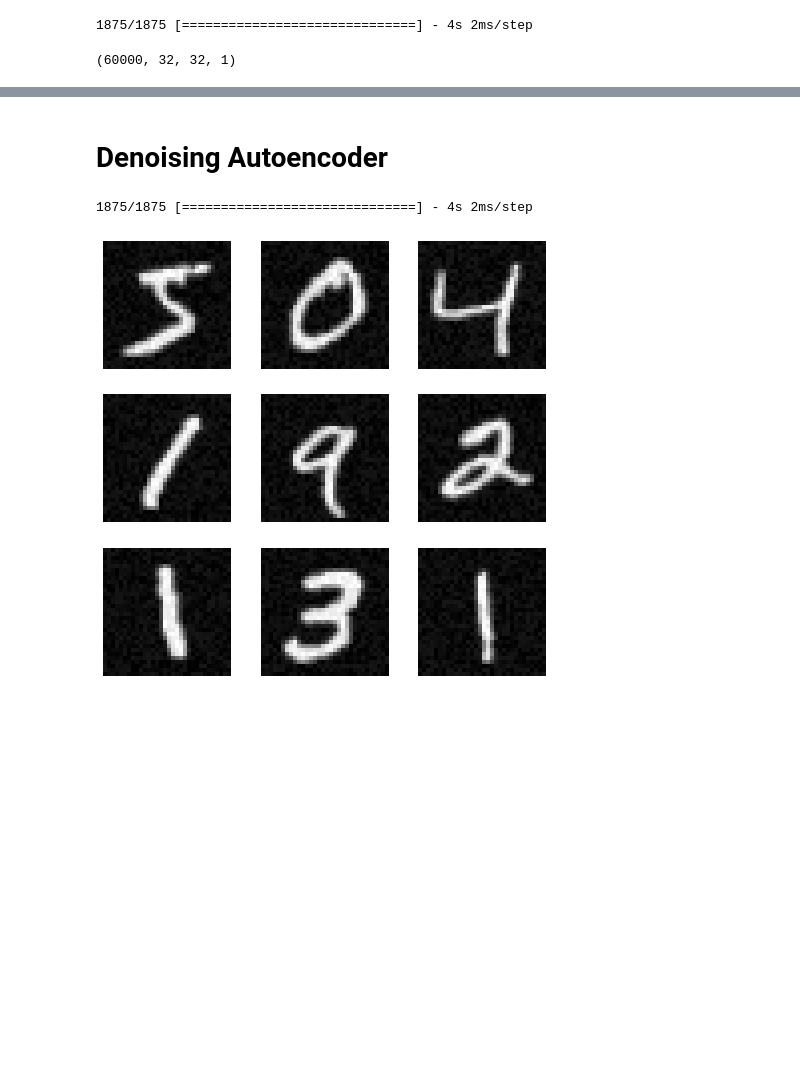
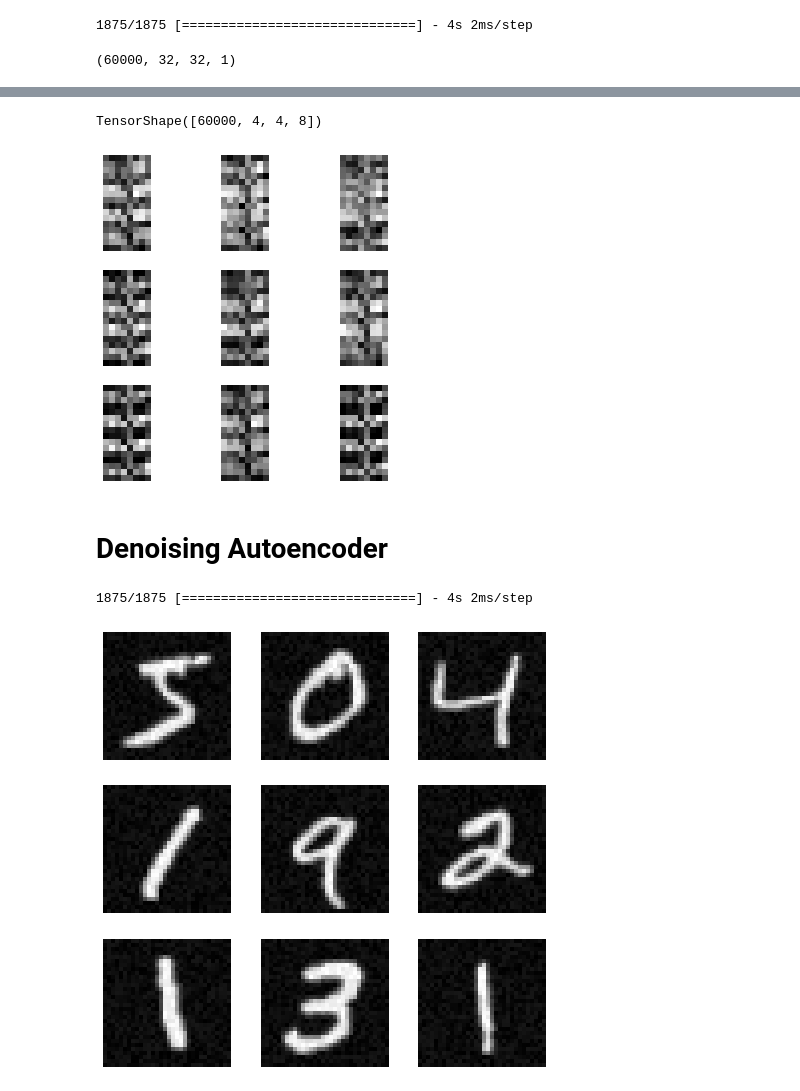
Before and after one commit to xHexlabx/AI-models, a Jupyter notebook: Auto Encoder/Basic_AutoEncoder.ipynb, the cells around one changed output, grey strips where cells are left out. Saved outputs shown, nothing was run; the diff lists cells and outputs as text; code cells hidden in the pictures; blank space fills up the shorter version.

```diff
--- a/Auto Encoder/Basic_AutoEncoder.ipynb
+++ b/Auto Encoder/Basic_AutoEncoder.ipynb
@@ -264,3 +267,20 @@ for i in range (9) :
+# %%
+z = encoder(xtrain)
+# %%
+z.shape
+# %% [output]
+TensorShape([60000, 4, 4, 8])
+# %%
+z = np.reshape(z , (60000 , 16 , 8))
+
+fig = plt.figure(figsize = (6 , 6))
+
+for i in range (9) :
+    fig.add_subplot(3 , 3 , i + 1)
+    plt.imshow(z[i] , cmap = 'gray')
+    plt.axis('off')
+# %% [output]
+[figure, added]
 # %% [markdown]
 # Denoising Autoencoder
 # %%
```
Also changed, not shown: parts of 3 cells of this notebook.
